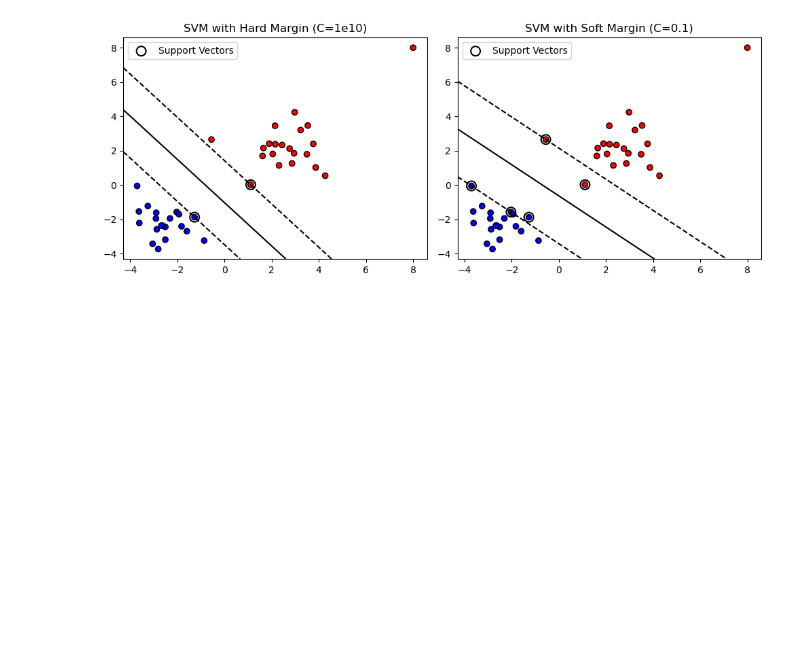
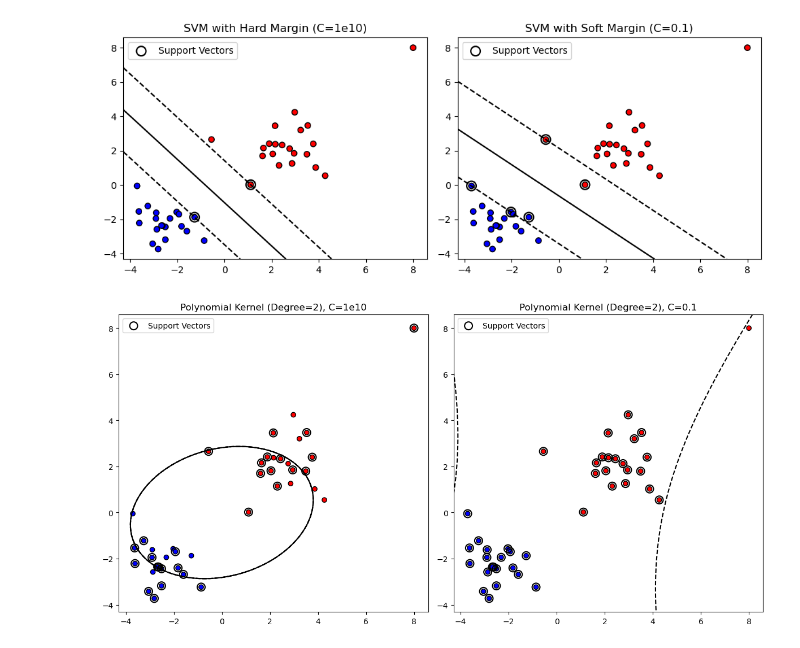
Before and after one commit to Wanwan-Laang/MSE598, a Jupyter notebook: Week4-7.ipynb, the cells around one changed output. Saved outputs shown, nothing was run; the diff lists cells and outputs as text; code cells hidden in the pictures; blank space fills up the shorter version.

```diff
--- a/Week4-7.ipynb
+++ b/Week4-7.ipynb
@@ -763,3 +766,41 @@ plt.tight_layout()
 plt.show()
 # %% [output]
 [figure]
+# %%
+## now try the above with polynomial kernel
+
+clf_poly_hard = svm.SVC(kernel='poly', degree=2, C=1e10)
+clf_poly_soft = svm.SVC(kernel='poly', degree=2, C=0.1)
+
+clf_poly_hard.fit(X, y)
+clf_poly_soft.fit(X, y)
+
+def plot_svm(ax, clf, title):
+    ax.set_title(title)
+
+    ax.scatter(X[:, 0], X[:, 1], c=y, cmap='bwr', edgecolors='k')
+
+    # hyperplane
+    xlim = ax.get_xlim()
+    ylim = ax.get_ylim()
+    xx, yy = np.meshgrid(np.linspace(*xlim, 200),
+                         np.linspace(*ylim, 200))
+    Z = clf.decision_function(np.c_[xx.ravel(), yy.ravel()])
+    Z = Z.reshape(xx.shape)
+
+    # 畫邊界和 margin
+    ax.contour(xx, yy, Z, levels=[-1, 0, 1], linestyles=['--', '-', '--'], colors='k')
+
+    # Support vectors
+    ax.scatter(clf.support_vectors_[:, 0], clf.support_vectors_[:, 1],
+               s=100, facecolors='none', edgecolors='k', linewidths=1.5,
+               label="Support Vectors")
+    ax.legend()
+
+fig, axs = plt.subplots(1, 2, figsize=(12, 6))
+plot_svm(axs[0], clf_poly_hard, "Polynomial Kernel (Degree=2), C=1e10")
+plot_svm(axs[1], clf_poly_soft, "Polynomial Kernel (Degree=2), C=0.1")
+plt.tight_layout()
+plt.show()
+# %% [output]
+[figure, added]
```
Also changed, not shown: parts of 3 cells of this notebook.
